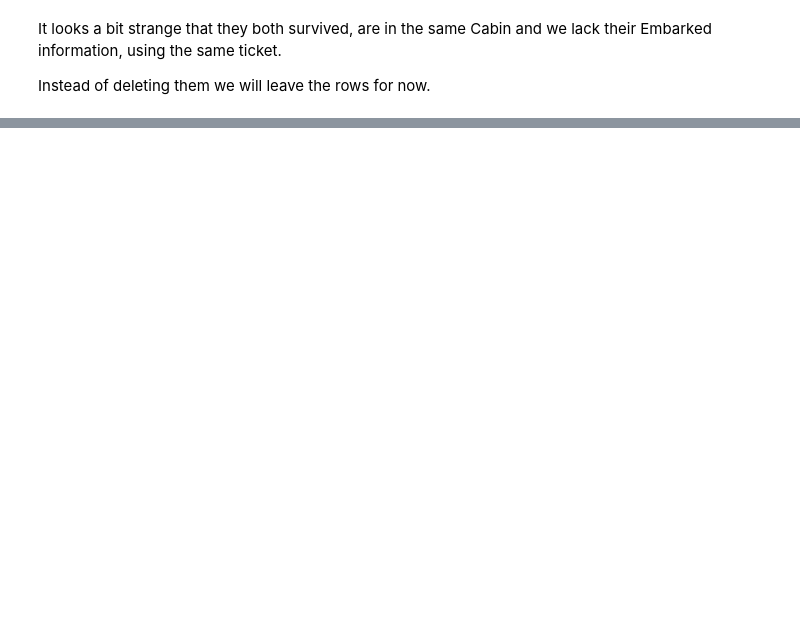
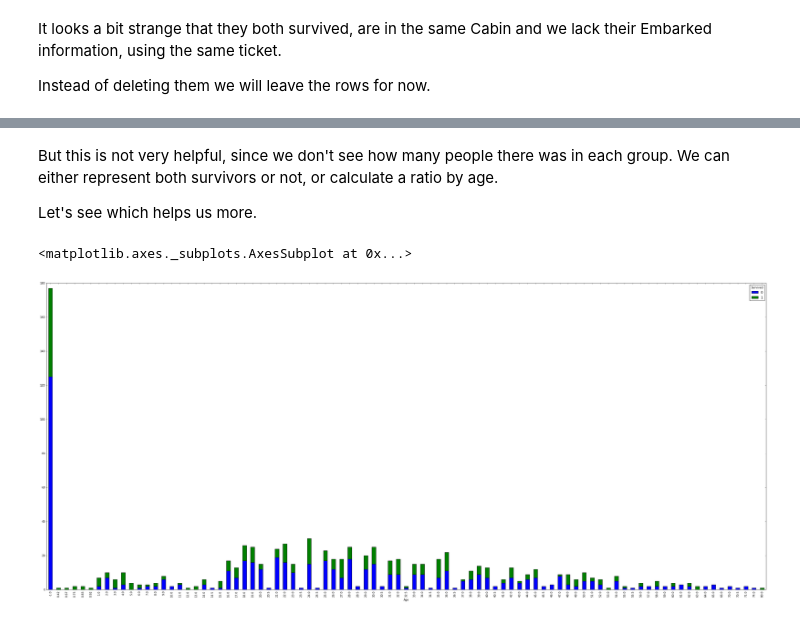
Before and after one commit to acamps/udacity_data_analyst_nanodegree, a Jupyter notebook: P2 - Investigate a Dataset - Titanic.ipynb, the cells around one changed output, grey strips where cells are left out. Drawn from its saved outputs; the diff is of its cells as text; code cells hidden in the pictures; blank space fills up the shorter version.

```diff
--- a/P2 - Investigate a Dataset - Titanic.ipynb
+++ b/P2 - Investigate a Dataset - Titanic.ipynb
@@ -97,0 +135,11 @@ Survival by age
+# %% [markdown]
+But this is not very helpful, since we don't see how many people there was in each group. We can either represent both survivors or not, or calculate a ratio by age.
+
+Let's see which helps us more.
+# %%
+#clean_data.groupby(['Age','Survived']).count().reset_index().plot(kind='bar',stacked = True, y='PassengerId', x='Age')
+pivot_age = pd.pivot_table(clean_data, values='PassengerId', index='Age', columns='Survived', aggfunc=np.count_nonzero)
+pivot_age.fillna(0).plot(kind='bar', stacked='True')
+# %% [output]
+<matplotlib.axes._subplots.AxesSubplot at 0x...>
+[figure, added]
```
Also changed, not shown: parts of 14 cells of this notebook.
